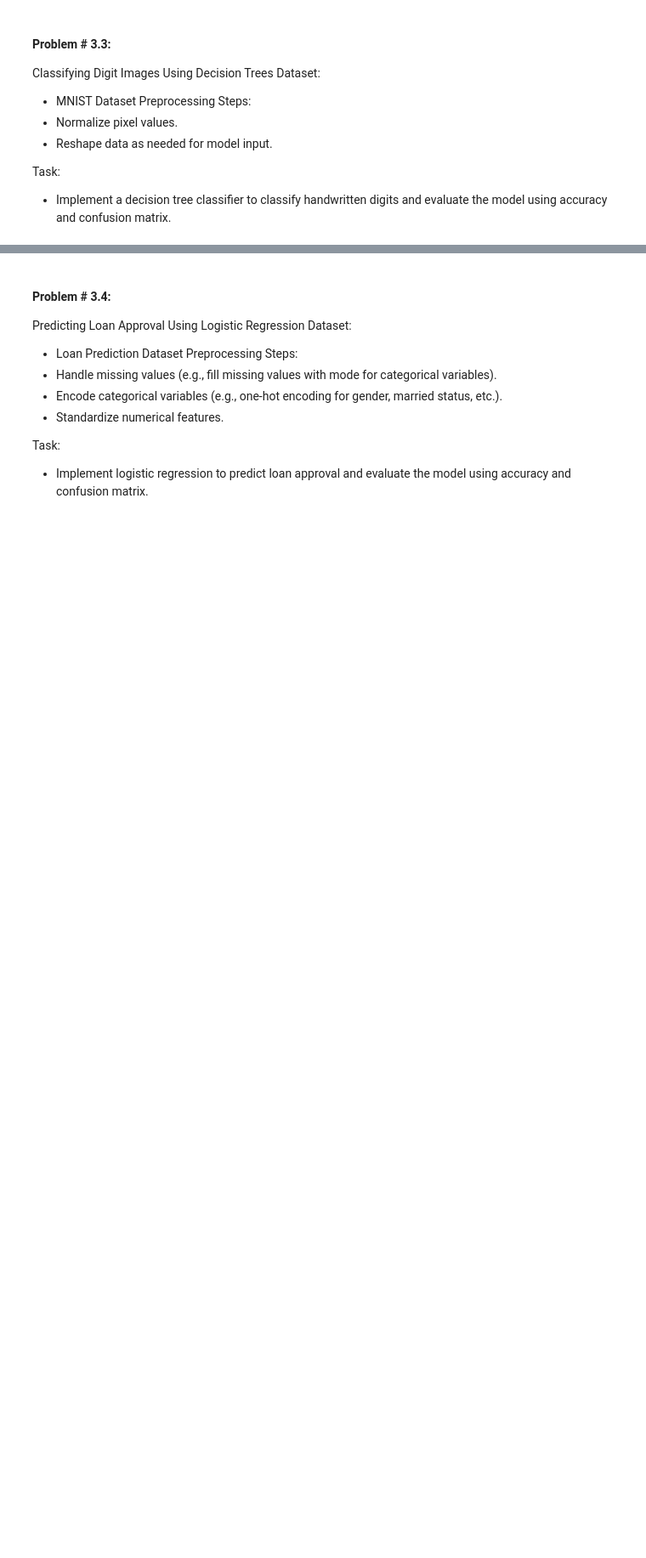
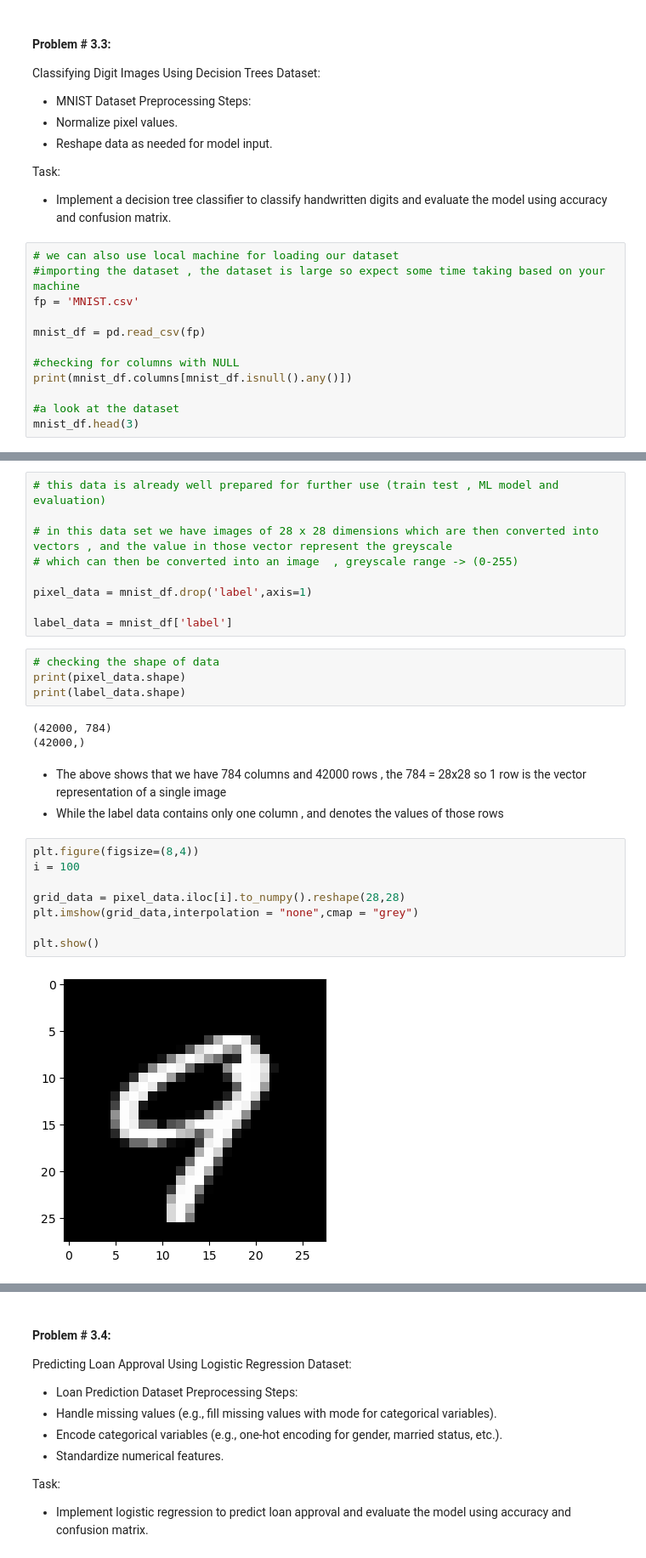
Before and after one commit to Syed-Shahir/100DaysOfBytewise, a Jupyter notebook: BTW_W6_Task3.ipynb, the cells around one changed output, grey strips where cells are left out. Shown: that part at 85% size. Saved outputs shown, nothing was run; the diff lists cells and outputs as text; blank space fills up the shorter version.

```diff
--- a/BTW_W6_Task3.ipynb
+++ b/BTW_W6_Task3.ipynb
@@ -320,3 +375,15 @@ Preprocessing Steps:
 Task:
 - Implement a decision tree classifier to classify handwritten digits and evaluate the
 model using accuracy and confusion matrix.
+# %%
+# we can also use local machine for loading our dataset
+#importing the dataset , the dataset is large so expect some time taking based on your machine
+fp = 'MNIST.csv'
+
+mnist_df = pd.read_csv(fp)
+
+#checking for columns with NULL
+print(mnist_df.columns[mnist_df.isnull().any()])
+
+#a look at the dataset
+mnist_df.head(3)
@@ -322,0 +397,29 @@ model using accuracy and confusion matrix.
+# %%
+# this data is already well prepared for further use (train test , ML model and evaluation)
+
+# in this data set we have images of 28 x 28 dimensions which are then converted into vectors , and the value in those vector represent the greyscale
+# which can then be converted into an image  , greyscale range -> (0-255)
+
+pixel_data = mnist_df.drop('label',axis=1)
+
+label_data = mnist_df['label']
+# %%
+# checking the shape of data
+print(pixel_data.shape)
+print(label_data.shape)
+# %% [output]
+(42000, 784)
+(42000,)
+# %% [markdown]
+- The above shows that we have 784 columns and 42000 rows , the 784 = 28x28 so 1 row is the vector representation of a single image
+- While the label data contains only one column , and denotes the values of those rows
+# %%
+plt.figure(figsize=(8,4))
+i = 100
+
+grid_data = pixel_data.iloc[i].to_numpy().reshape(28,28)
+plt.imshow(grid_data,interpolation = "none",cmap = "grey")
+
+plt.show()
+# %% [output]
+[figure, added]
```
Also changed, not shown: parts of 24 cells of this notebook.
